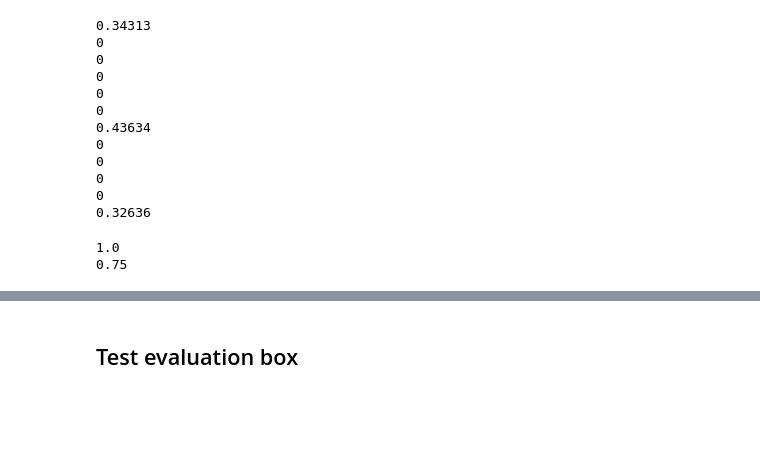
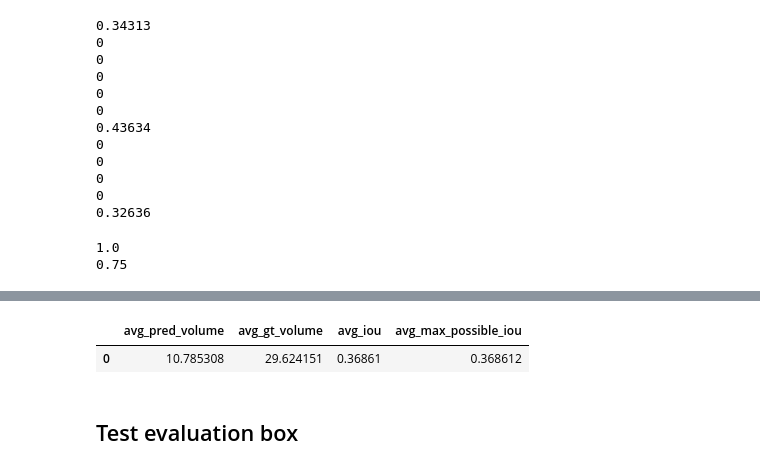
Before and after one commit to CalTransProject/3D-Vehicle-Detection-PointPillars, a Jupyter notebook: server_scripts/arcs_inference_evaluation_test.ipynb, the cells around one changed output, grey strips where cells are left out. Cells and saved outputs as stored; diff of their text form; code cells hidden in the pictures; blank space fills up the shorter version.

```diff
--- a/server_scripts/arcs_inference_evaluation_test.ipynb
+++ b/server_scripts/arcs_inference_evaluation_test.ipynb
@@ -371,3 +580,9 @@ print(recall)
+# %%
+summary_df = pd.DataFrame([summary])
+display(summary_df)
+# %% [output]
+|  | avg_pred_volume | avg_gt_volume | avg_iou | avg_max_possible_iou |
+| 0 | 10.785308 | 29.624151 | 0.36861 | 0.368612 |
 # %% [markdown]
 ## Test evaluation box
 # %% [markdown]
```
Also changed, not shown: parts of 20 cells of this notebook, 2 other files.
